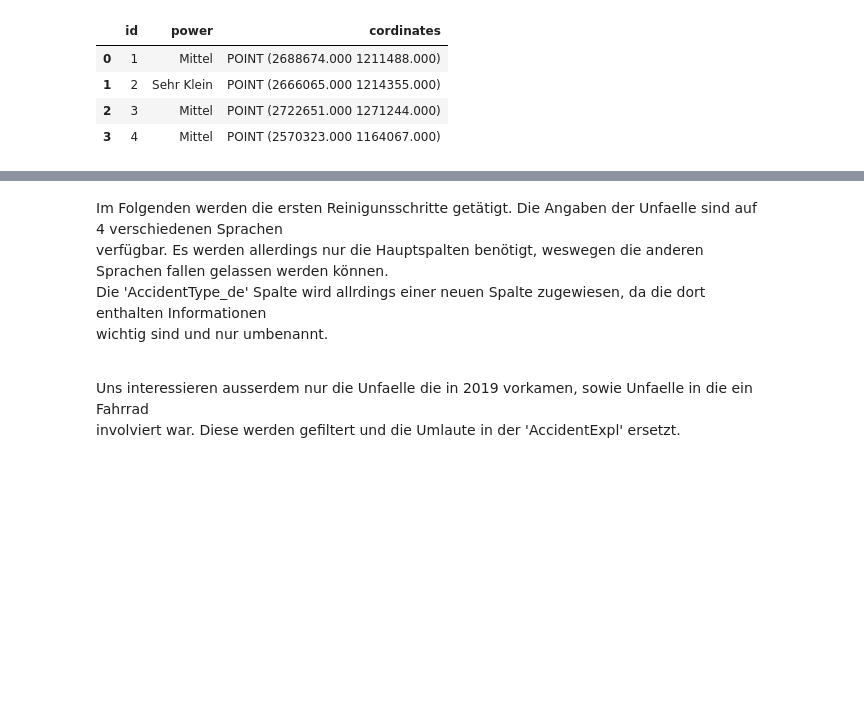
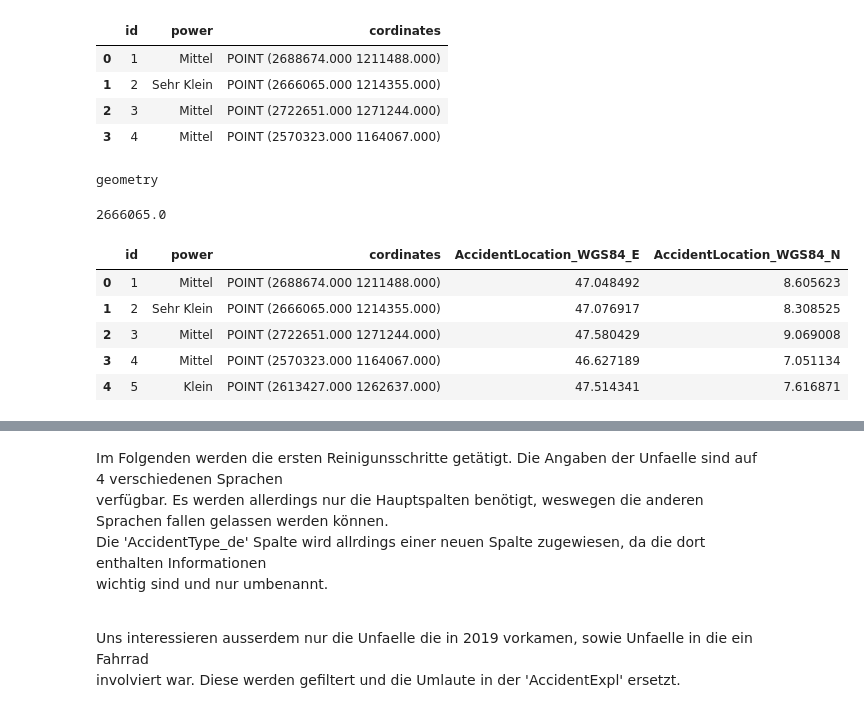
Before and after one commit to nikzhaw/haltestellen, a Jupyter notebook: group_load.ipynb, the cells around one changed output, grey strips where cells are left out. Saved outputs shown, nothing was run; the diff lists cells and outputs as text; code cells hidden in the pictures; blank space fills up the shorter version.

Commit message:
cordinates to WGS84

```diff
--- a/group_load.ipynb
+++ b/group_load.ipynb
@@ -167,15 +182,29 @@ antennen_5g.head(4)
 | 1 | 2 | Sehr Klein | POINT (2666065.000 1214355.000) |
 | 2 | 3 | Mittel | POINT (2722651.000 1271244.000) |
 | 3 | 4 | Mittel | POINT (2570323.000 1164067.000) |
+# %%
+print(antennen_5g['cordinates'].dtype)
+antennen_5g['cordinates'][1].x
+# %% [output]
+geometry
+2666065.0
 # %%
 # LV95 zu WGS84
 inProj = Proj('epsg:2056')
 outProj = Proj('epsg:4326')
-x1,y1 = df_verkehrsunfaelle_2020['AccidentLocation_CHLV95_E'], df_verkehrsunfaelle_2020['AccidentLocation_CHLV95_N']
+x1,y1 = antennen_5g['cordinates'].x, antennen_5g['cordinates'].y
 x2,y2 = transform(inProj, outProj, x1,y1)
 # %%
-df_verkehrsunfaelle_2020['AccidentLocation_WGS84_E'] = x2
-df_verkehrsunfaelle_2020['AccidentLocation_WGS84_N'] = y2
+antennen_5g['AccidentLocation_WGS84_E'] = x2
+antennen_5g['AccidentLocation_WGS84_N'] = y2
+antennen_5g.head()
+# %% [output]
+|  | id | power | cordinates | AccidentLocation_WGS84_E | AccidentLocation_WGS84_N |
+| 0 | 1 | Mittel | POINT (2688674.000 1211488.000) | 47.048492 | 8.605623 |
+| 1 | 2 | Sehr Klein | POINT (2666065.000 1214355.000) | 47.076917 | 8.308525 |
+| 2 | 3 | Mittel | POINT (2722651.000 1271244.000) | 47.580429 | 9.069008 |
+| 3 | 4 | Mittel | POINT (2570323.000 1164067.000) | 46.627189 | 7.051134 |
+| 4 | 5 | Klein | POINT (2613427.000 1262637.000) | 47.514341 | 7.616871 |
 # %%
 df_unfaelle=load_data.load_from_url(url_unfaelle)
 df_unfaelle.head()
```
Also changed, not shown: parts of 4 cells of this notebook.
